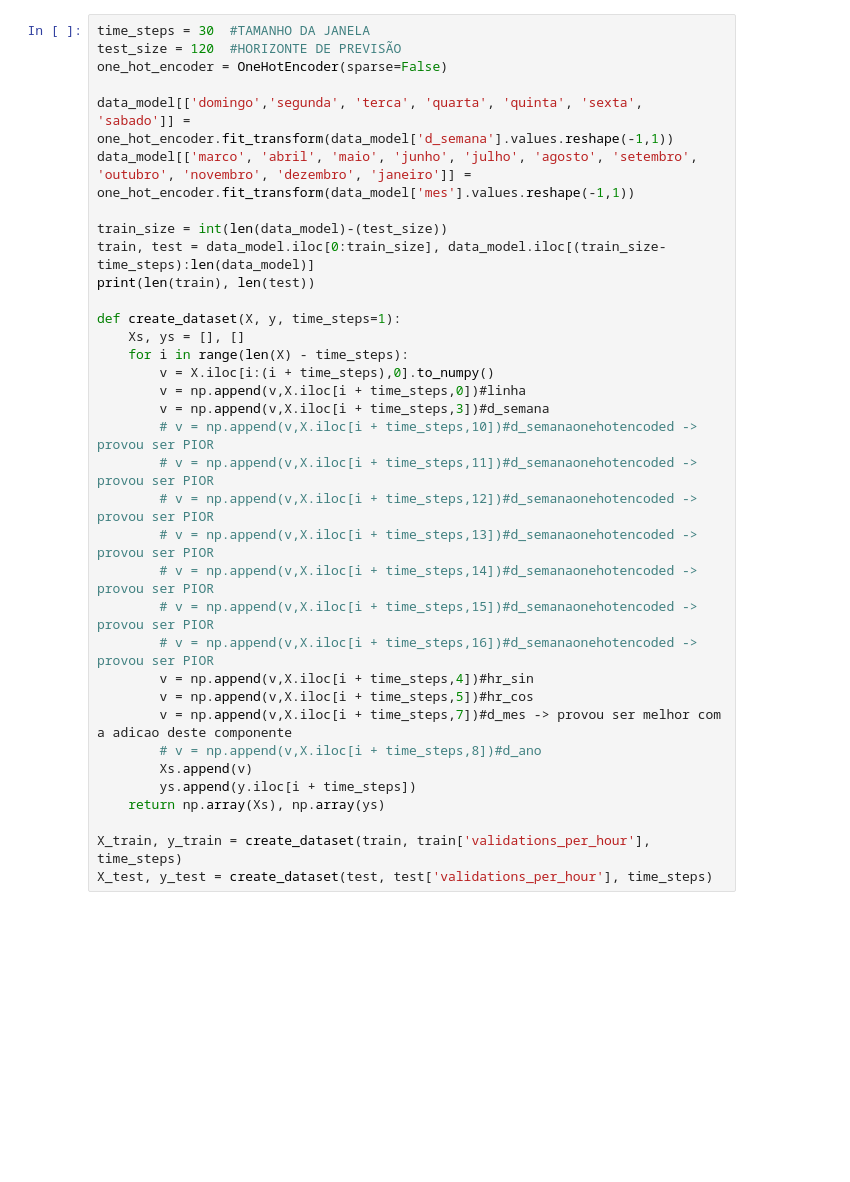
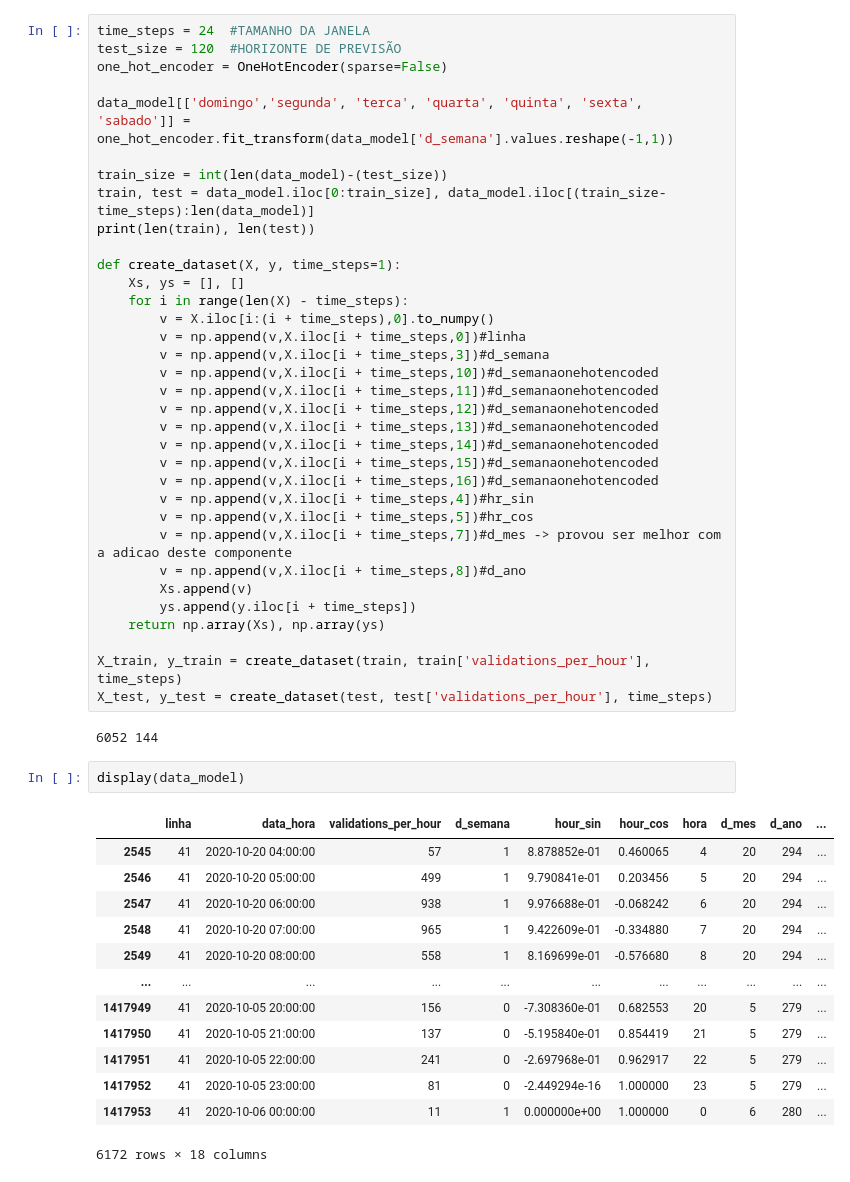
Before and after one commit to medeirosvictor/ds-mobilidade-urbana-fortaleza, a Jupyter notebook: PrevEmbarque-ComoSerieTemporal.ipynb, the cells around one changed output. Cells and saved outputs as stored; diff of their text form; blank space fills up the shorter version.

```diff
--- a/PrevEmbarque-ComoSerieTemporal.ipynb
+++ b/PrevEmbarque-ComoSerieTemporal.ipynb
@@ -44,10 +66,9 @@ plt.show()
 # %%
-time_steps = 30  #TAMANHO DA JANELA
+time_steps = 24  #TAMANHO DA JANELA
 test_size = 120  #HORIZONTE DE PREVISÃO
 one_hot_encoder = OneHotEncoder(sparse=False)
 
 data_model[['domingo','segunda', 'terca', 'quarta', 'quinta', 'sexta', 'sabado']] = one_hot_encoder.fit_transform(data_model['d_semana'].values.reshape(-1,1))
-data_model[['marco', 'abril', 'maio', 'junho', 'julho', 'agosto', 'setembro', 'outubro', 'novembro', 'dezembro', 'janeiro']] = one_hot_encoder.fit_transform(data_model['mes'].values.reshape(-1,1))
 
 train_size = int(len(data_model)-(test_size))
 train, test = data_model.iloc[0:train_size], data_model.iloc[(train_size-time_steps):len(data_model)]
@@ -59,21 +80,39 @@ def create_dataset(X, y, time_steps=1):
         v = X.iloc[i:(i + time_steps),0].to_numpy()
         v = np.append(v,X.iloc[i + time_steps,0])#linha
         v = np.append(v,X.iloc[i + time_steps,3])#d_semana
-        # v = np.append(v,X.iloc[i + time_steps,10])#d_semanaonehotencoded -> provou ser PIOR
-        # v = np.append(v,X.iloc[i + time_steps,11])#d_semanaonehotencoded -> provou ser PIOR
-        # v = np.append(v,X.iloc[i + time_steps,12])#d_semanaonehotencoded -> provou ser PIOR
-        # v = np.append(v,X.iloc[i + time_steps,13])#d_semanaonehotencoded -> provou ser PIOR
-        # v = np.append(v,X.iloc[i + time_steps,14])#d_semanaonehotencoded -> provou ser PIOR
-        # v = np.append(v,X.iloc[i + time_steps,15])#d_semanaonehotencoded -> provou ser PIOR
-        # v = np.append(v,X.iloc[i + time_steps,16])#d_semanaonehotencoded -> provou ser PIOR
+        v = np.append(v,X.iloc[i + time_steps,10])#d_semanaonehotencoded
+        v = np.append(v,X.iloc[i + time_steps,11])#d_semanaonehotencoded
+        v = np.append(v,X.iloc[i + time_steps,12])#d_semanaonehotencoded
+        v = np.append(v,X.iloc[i + time_steps,13])#d_semanaonehotencoded
+        v = np.append(v,X.iloc[i + time_steps,14])#d_semanaonehotencoded
+        v = np.append(v,X.iloc[i + time_steps,15])#d_semanaonehotencoded
+        v = np.append(v,X.iloc[i + time_steps,16])#d_semanaonehotencoded
         v = np.append(v,X.iloc[i + time_steps,4])#hr_sin
         v = np.append(v,X.iloc[i + time_steps,5])#hr_cos
         v = np.append(v,X.iloc[i + time_steps,7])#d_mes -> provou ser melhor com a adicao deste componente
-        # v = np.append(v,X.iloc[i + time_steps,8])#d_ano
+        v = np.append(v,X.iloc[i + time_steps,8])#d_ano
         Xs.append(v)
         ys.append(y.iloc[i + time_steps])
     return np.array(Xs), np.array(ys)
 
 X_train, y_train = create_dataset(train, train['validations_per_hour'], time_steps)
 X_test, y_test = create_dataset(test, test['validations_per_hour'], time_steps)
+# %% [output]
+6052 144
+# %%
+display(data_model)
+# %% [output]
+|  | linha | data_hora | validations_per_hour | d_semana | hour_sin | hour_cos | hora | d_mes | d_ano | ... |
+| 2545 | 41 | 2020-10-20 04:00:00 | 57 | 1 | 8.878852e-01 | 0.460065 | 4 | 20 | 294 | ... |
+| 2546 | 41 | 2020-10-20 05:00:00 | 499 | 1 | 9.790841e-01 | 0.203456 | 5 | 20 | 294 | ... |
+| 2547 | 41 | 2020-10-20 06:00:00 | 938 | 1 | 9.976688e-01 | -0.068242 | 6 | 20 | 294 | ... |
+| 2548 | 41 | 2020-10-20 07:00:00 | 965 | 1 | 9.422609e-01 | -0.334880 | 7 | 20 | 294 | ... |
+| 2549 | 41 | 2020-10-20 08:00:00 | 558 | 1 | 8.169699e-01 | -0.576680 | 8 | 20 | 294 | ... |
+| ... | ... | ... | ... | ... | ... | ... | ... | ... | ... | ... |
+| 1417949 | 41 | 2020-10-05 20:00:00 | 156 | 0 | -7.308360e-01 | 0.682553 | 20 | 5 | 279 | ... |
+| 1417950 | 41 | 2020-10-05 21:00:00 | 137 | 0 | -5.195840e-01 | 0.854419 | 21 | 5 | 279 | ... |
+| 1417951 | 41 | 2020-10-05 22:00:00 | 241 | 0 | -2.697968e-01 | 0.962917 | 22 | 5 | 279 | ... |
+| 1417952 | 41 | 2020-10-05 23:00:00 | 81 | 0 | -2.449294e-16 | 1.000000 | 23 | 5 | 279 | ... |
+| 1417953 | 41 | 2020-10-06 00:00:00 | 11 | 1 | 0.000000e+00 | 1.000000 | 0 | 6 | 280 | ... |
+6172 rows × 18 columns
 # %%
```
Also changed, not shown: parts of 7 cells of this notebook, 2 other files.
